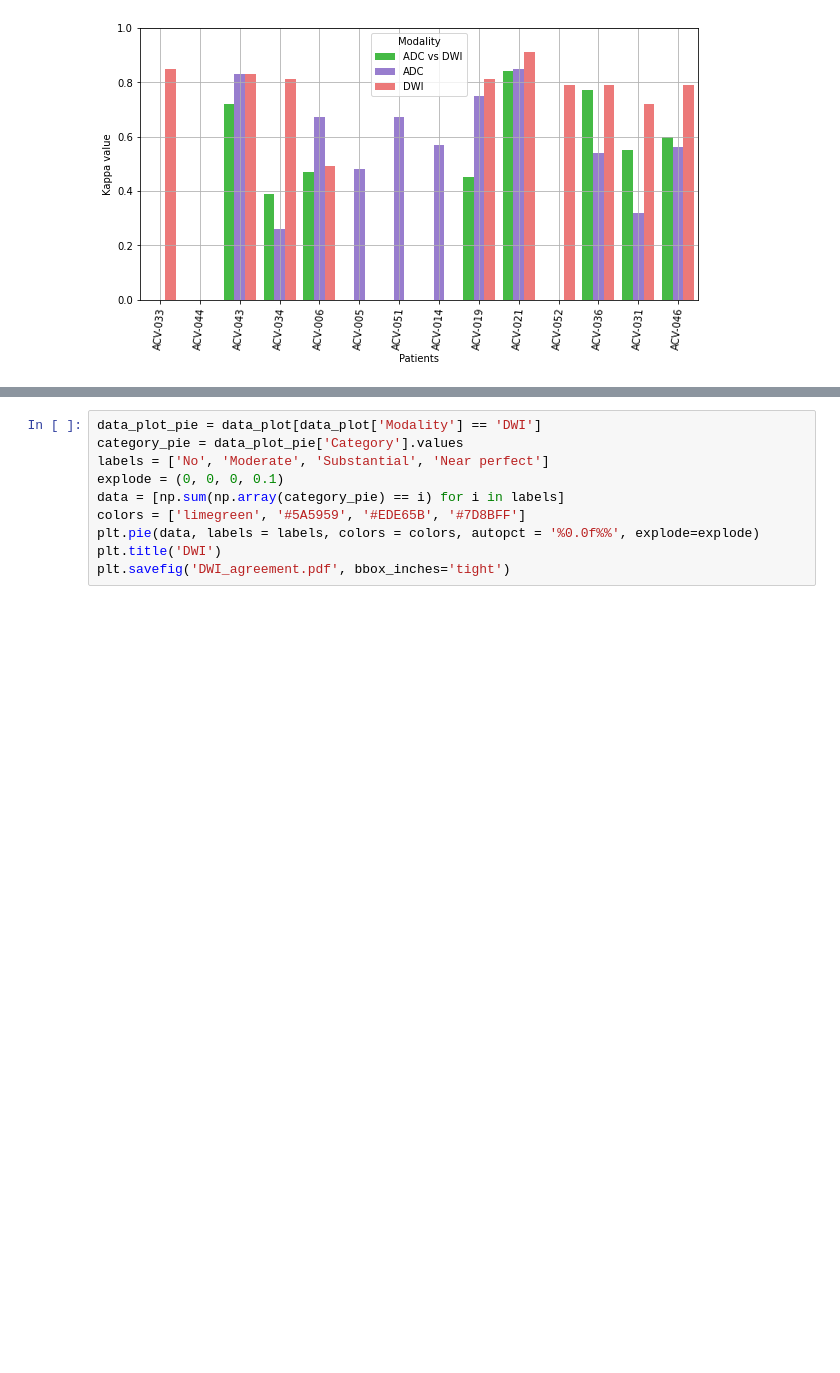
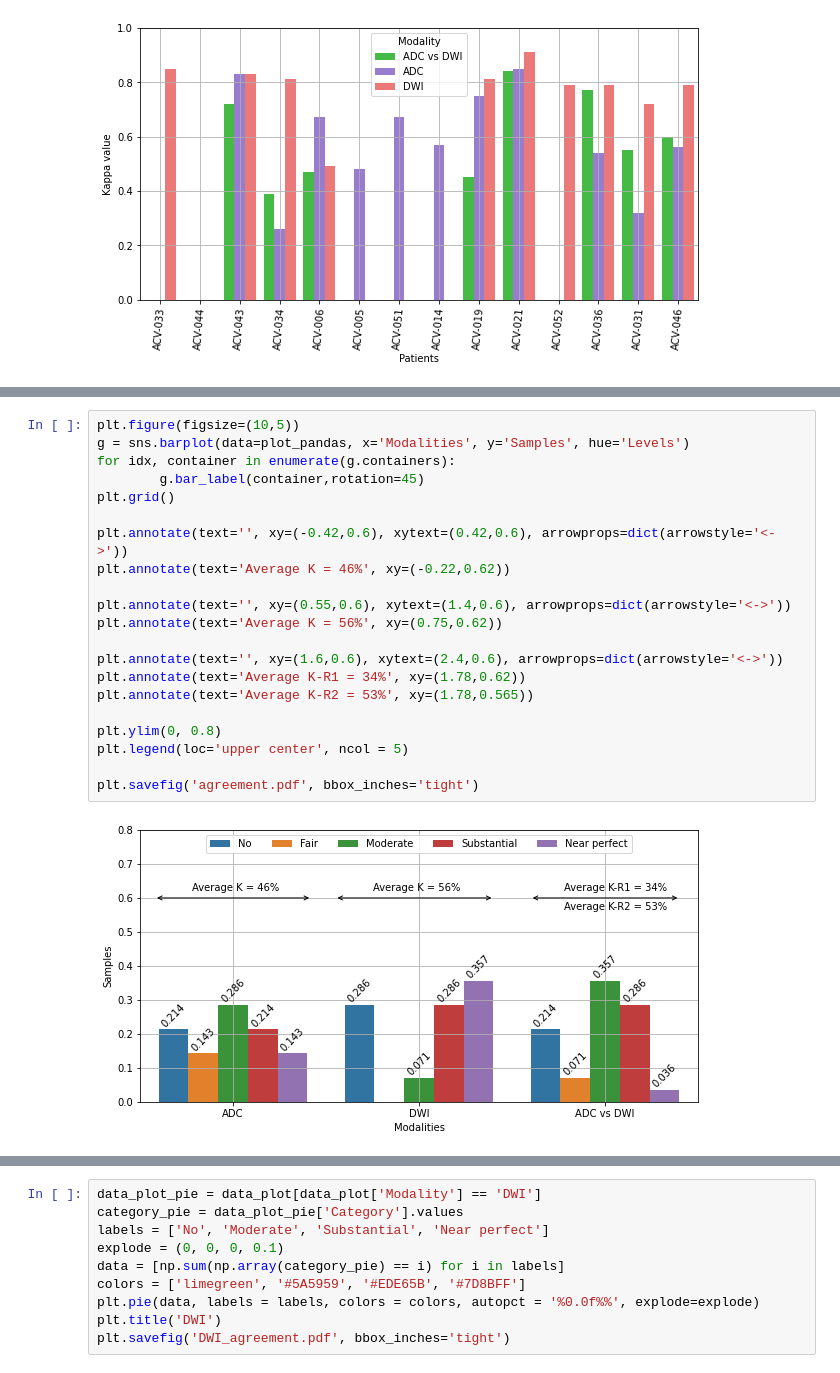
Before and after one commit to Sangohe/ais-foscal, a Jupyter notebook: 01-overlapping-between-modalities.ipynb, the cells around one changed output, grey strips where cells are left out. Drawn from its saved outputs; the diff is of its cells as text; blank space fills up the shorter version.

```diff
--- a/01-overlapping-between-modalities.ipynb
+++ b/01-overlapping-between-modalities.ipynb
@@ -308 +353,24 @@ plt.savefig('Pie_agreement.pdf', bbox_inches='tight')
+# %%
+plt.figure(figsize=(10,5))
+g = sns.barplot(data=plot_pandas, x='Modalities', y='Samples', hue='Levels')
+for idx, container in enumerate(g.containers):
+        g.bar_label(container,rotation=45)
+plt.grid()
+
+plt.annotate(text='', xy=(-0.42,0.6), xytext=(0.42,0.6), arrowprops=dict(arrowstyle='<->'))
+plt.annotate(text='Average K = 46%', xy=(-0.22,0.62))
+
+plt.annotate(text='', xy=(0.55,0.6), xytext=(1.4,0.6), arrowprops=dict(arrowstyle='<->'))
+plt.annotate(text='Average K = 56%', xy=(0.75,0.62))
+
+plt.annotate(text='', xy=(1.6,0.6), xytext=(2.4,0.6), arrowprops=dict(arrowstyle='<->'))
+plt.annotate(text='Average K-R1 = 34%', xy=(1.78,0.62))
+plt.annotate(text='Average K-R2 = 53%', xy=(1.78,0.565))
+
+plt.ylim(0, 0.8)
+plt.legend(loc='upper center', ncol = 5)
+
+plt.savefig('agreement.pdf', bbox_inches='tight')
+# %% [output]
+[figure, added]
 # %%
```
Also changed, not shown: parts of 8 cells of this notebook, 1 other file.
